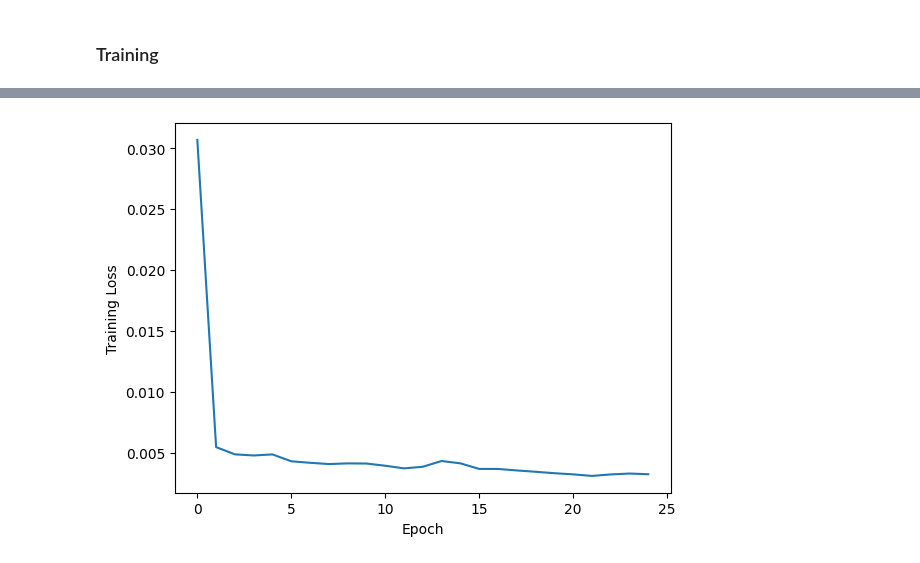
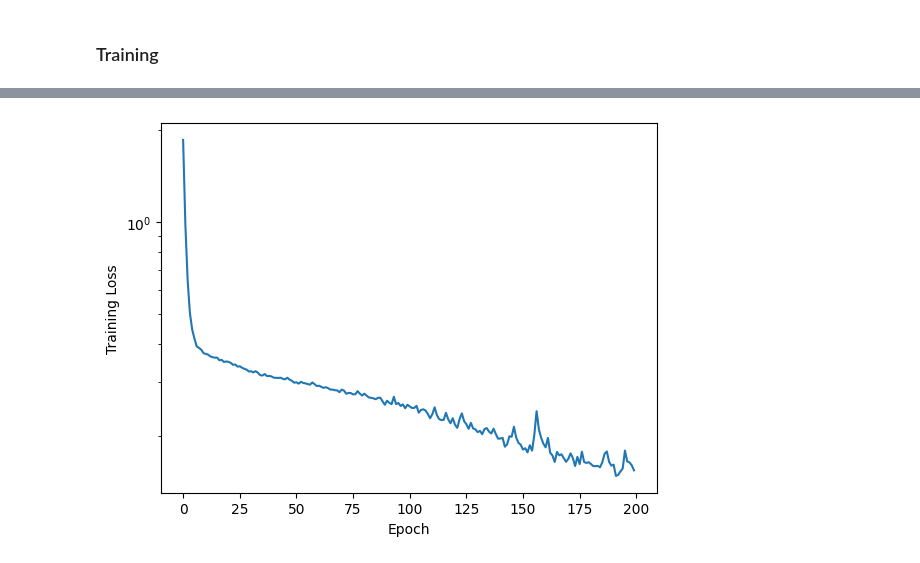
Before and after one commit to mattgomer/ML_experimentation, a Jupyter notebook: time_series/Delhi_weather.ipynb, the cells around one changed output, grey strips where cells are left out. Drawn from its saved outputs; the diff is of its cells as text; code cells hidden in the pictures.

Commit message:
added multivariate targets

```diff
--- a/time_series/Delhi_weather.ipynb
+++ b/time_series/Delhi_weather.ipynb
@@ -35,10 +35,13 @@ test.loc[0,'meanpressure']=train['meanpressure'].iloc[-1]
 ## Feature engineering
 The trends may be capturable with some simple feature engineering. Let's include information from yearly seasons, moving averages, and yesterday's value.
 # %%
-from sklearn.linear_model import LinearRegression
 
 
 def add_features(init_df):
+    #clean up unphysical values
+    mean_pressure = init_df['meanpressure'][(init_df['meanpressure'] >= 980) & (init_df['meanpressure'] <= 1200)].mean()
+    init_df['meanpressure'] = init_df['meanpressure'].apply(lambda x: mean_pressure if x < 980 or x > 1200 else x)
+    #replace date with days since start
     init_df['days_since_start'] = (pd.to_datetime(init_df['date'])-pd.to_datetime(init_df['date'][0])).dt.days
     cols = ['days_since_start'] + [col for col in init_df.columns if col != 'days_since_start']
     train = init_df.copy()[cols]
@@ -47,11 +50,7 @@ def add_features(init_df):
     for quantity in ['meantemp','humidity','wind_speed','meanpressure']:
         #add a rolling average
         train[quantity+'_rolling'] = train[quantity].rolling(window=window_size).mean()
-        # add Fourier features (removing a linear trend)
-        linear_model = LinearRegression()
-        linear_model.fit(np.array(init_df['days_since_start']).reshape(-1, 1), train[quantity])
-        train[quantity+'_trend'] = linear_model.predict(np.array(init_df['days_since_start']).reshape(-1, 1))
-        train[quantity+'_detrended']=train[quantity]-train[quantity+'_trend']
+    #add Fourier phases as a feature
     T = 365
     K = 4
     for k in range(1, K + 1):
@@ -59,11 +58,7 @@ def add_features(init_df):
         train['cos' + str(k)] = np.cos(2 * np.pi * k * train.days_since_start / T)
 
 
-
-    #add target (tomorrow's temperature)
-    train['target']=train['meantemp'].shift(-1)
     train=train.fillna(method='bfill')
     return train
 
 train=add_features(start_df)
-train
@@ -87,15 +68,17 @@ train
 #we will train on 10 days, then predict the 11th
 
 # Separate features and target
-features = train.iloc[:, :-1]
-target = train.iloc[:, -1]
+features = train.iloc[:-1]
+target = train[['meantemp', 'humidity', 'wind_speed', 'meanpressure']].shift(-1).iloc[:-1]
+
 
 # Normalize the features using StandardScaler
-scaler = MinMaxScaler()
+scaler = StandardScaler()
 features_scaled = scaler.fit_transform(features)
 
-target_scaler = MinMaxScaler()
-targets_scaled = target_scaler.fit_transform(target.values.reshape(-1, 1))
+
+target_scaler = StandardScaler()
+targets_scaled = target_scaler.fit_transform(target.values.reshape(-1, 4))
 
 # Create sequences for LSTM
 time_steps = 10
@@ -119,16 +102,17 @@ print(np.shape(y))
 
 model = Sequential([
     Dense(64,input_shape=(X.shape[1], X.shape[2])), #I find these layers help map relationships between features
+    Dropout(0.2),
     Dense(64,input_shape=(X.shape[1], X.shape[2])),
     Dropout(0.2),
-    LSTM(64, return_sequences=True),#,kernel_regularizer=l2(0.01)), # I considered regularization but used dropout instead
+    LSTM(64, return_sequences=True, kernel_regularizer=l2(0.01)), # Regularization and dropout to prevent overfitting
     Dropout(0.2),
-    LSTM(32,return_sequences=True),
+    LSTM(32,return_sequences=True, kernel_regularizer=l2(0.01)),
     Dropout(0.2),
     LSTM(16),
-    Dense(1) # Output layer with one unit since we are predicting a single value
+    Dense(np.shape(y)[1]) # Output layer with units predicting the y values
 ])
 
 model.compile(optimizer='adam', loss='mse')
-history=model.fit(X, y, epochs=25, verbose=1)
+history=model.fit(X, y, epochs=200, verbose=0)
 # %% [output]
@@ -162,10 +128,11 @@ Epoch 25/25
 # %%
 plt.plot(history.history['loss'])
 plt.xlabel('Epoch')
 plt.ylabel('Training Loss')
+plt.yscale('log')
 plt.show()
 # %% [output]
-[figure, old version]
+[figure, new version]
 # %%
 #function that takes test data, evaluates features of last 10 days, predicts next day
 
```
Also changed, not shown: parts of 15 cells of this notebook.
